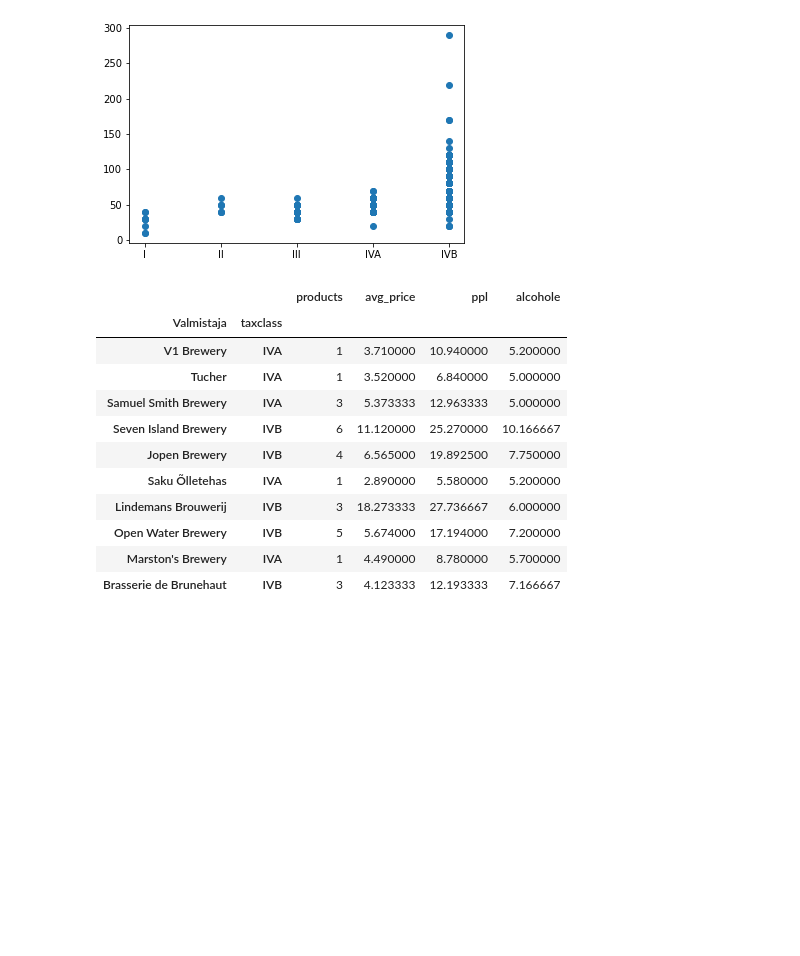
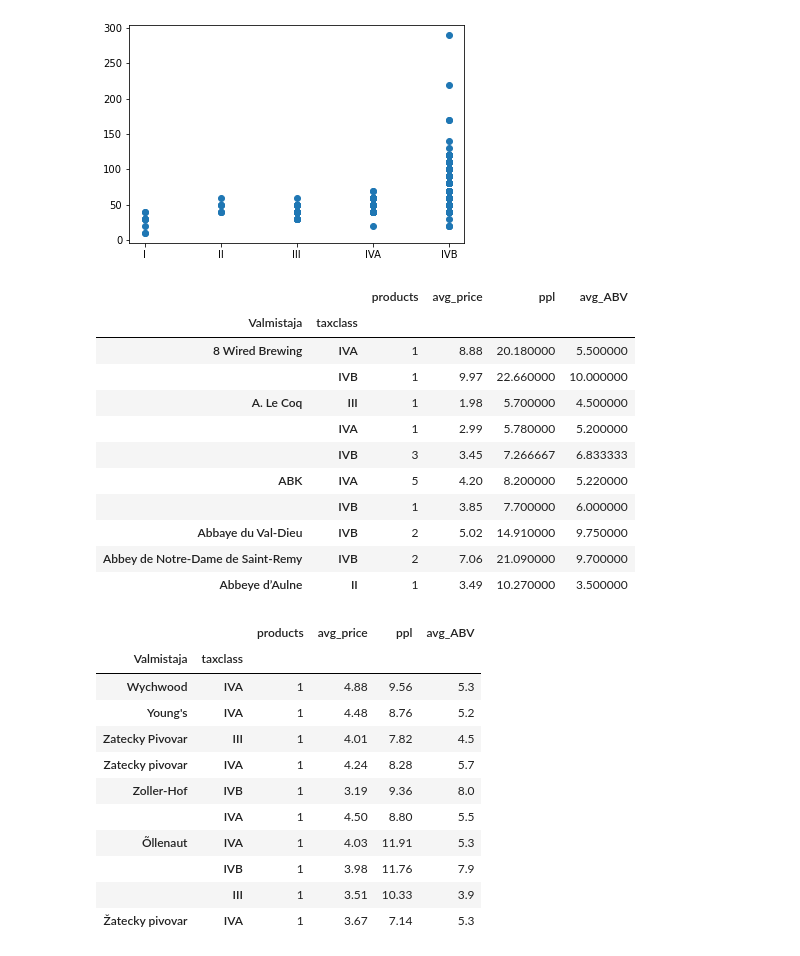
Before and after one commit to yherin/BeerWhisperer, a Jupyter notebook: eda/Taxclass.ipynb, the cells around one changed output. Drawn from its saved outputs; the diff is of its cells as text; code cells hidden in the pictures; blank space fills up the shorter version.

Commit message:
Little changes to taxclas.eda

```diff
--- a/eda/Taxclass.ipynb
+++ b/eda/Taxclass.ipynb
@@ -62,21 +62,34 @@ plt.show()
 # %%
 df_brewery = labeled.groupby(['Valmistaja', 'taxclass']).agg(
     products = ('Numero', 'count'),
     avg_price = ('Hinta', 'mean'),
     ppl = ('Litrahinta', 'mean'),
-    alcohole = ('Alkoholi-%', 'mean')
+    avg_ABV = ('Alkoholi-%', 'mean')
 ).sort_values(by='Valmistaja')
-df_brewery.sample(10)
+display(df_brewery.head(10))
+display(df_brewery.tail(10))
 # %% [output]
-|  |  | products | avg_price | ppl | alcohole |
+|  |  | products | avg_price | ppl | avg_ABV |
 | Valmistaja | taxclass |  |  |  |  |
-| V1 Brewery | IVA | 1 | 3.710000 | 10.940000 | 5.200000 |
-| Tucher | IVA | 1 | 3.520000 | 6.840000 | 5.000000 |
-| Samuel Smith Brewery | IVA | 3 | 5.373333 | 12.963333 | 5.000000 |
-| Seven Island Brewery | IVB | 6 | 11.120000 | 25.270000 | 10.166667 |
-| Jopen Brewery | IVB | 4 | 6.565000 | 19.892500 | 7.750000 |
-| Saku Õlletehas | IVA | 1 | 2.890000 | 5.580000 | 5.200000 |
-| Lindemans Brouwerij | IVB | 3 | 18.273333 | 27.736667 | 6.000000 |
-| Open Water Brewery | IVB | 5 | 5.674000 | 17.194000 | 7.200000 |
-| Marston's Brewery | IVA | 1 | 4.490000 | 8.780000 | 5.700000 |
-| Brasserie de Brunehaut | IVB | 3 | 4.123333 | 12.193333 | 7.166667 |
+| 8 Wired Brewing | IVA | 1 | 8.88 | 20.180000 | 5.500000 |
+|  | IVB | 1 | 9.97 | 22.660000 | 10.000000 |
+| A. Le Coq | III | 1 | 1.98 | 5.700000 | 4.500000 |
+|  | IVA | 1 | 2.99 | 5.780000 | 5.200000 |
+|  | IVB | 3 | 3.45 | 7.266667 | 6.833333 |
+| ABK | IVA | 5 | 4.20 | 8.200000 | 5.220000 |
+|  | IVB | 1 | 3.85 | 7.700000 | 6.000000 |
+| Abbaye du Val-Dieu | IVB | 2 | 5.02 | 14.910000 | 9.750000 |
+| Abbey de Notre-Dame de Saint-Remy | IVB | 2 | 7.06 | 21.090000 | 9.700000 |
+| Abbeye d’Aulne | II | 1 | 3.49 | 10.270000 | 3.500000 |
+|  |  | products | avg_price | ppl | avg_ABV |
+| Valmistaja | taxclass |  |  |  |  |
+| Wychwood | IVA | 1 | 4.88 | 9.56 | 5.3 |
+| Young's | IVA | 1 | 4.48 | 8.76 | 5.2 |
+| Zatecky Pivovar | III | 1 | 4.01 | 7.82 | 4.5 |
+| Zatecky pivovar | IVA | 1 | 4.24 | 8.28 | 5.7 |
+| Zoller-Hof | IVB | 1 | 3.19 | 9.36 | 8.0 |
+|  | IVA | 1 | 4.50 | 8.80 | 5.5 |
+| Õllenaut | IVA | 1 | 4.03 | 11.91 | 5.3 |
+|  | IVB | 1 | 3.98 | 11.76 | 7.9 |
+|  | III | 1 | 3.51 | 10.33 | 3.9 |
+| Žatecky pivovar | IVA | 1 | 3.67 | 7.14 | 5.3 |
```
Also changed, not shown: parts of 2 cells of this notebook.
